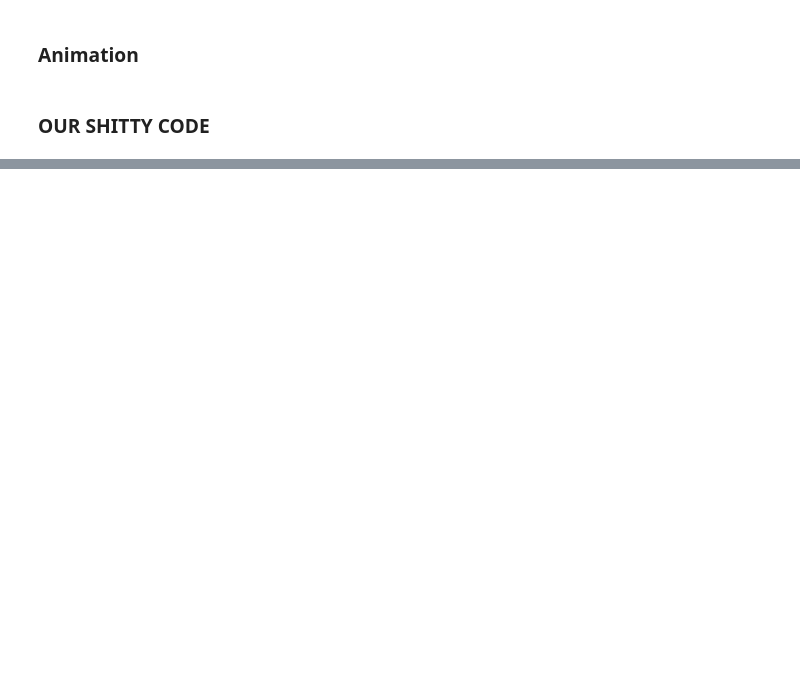
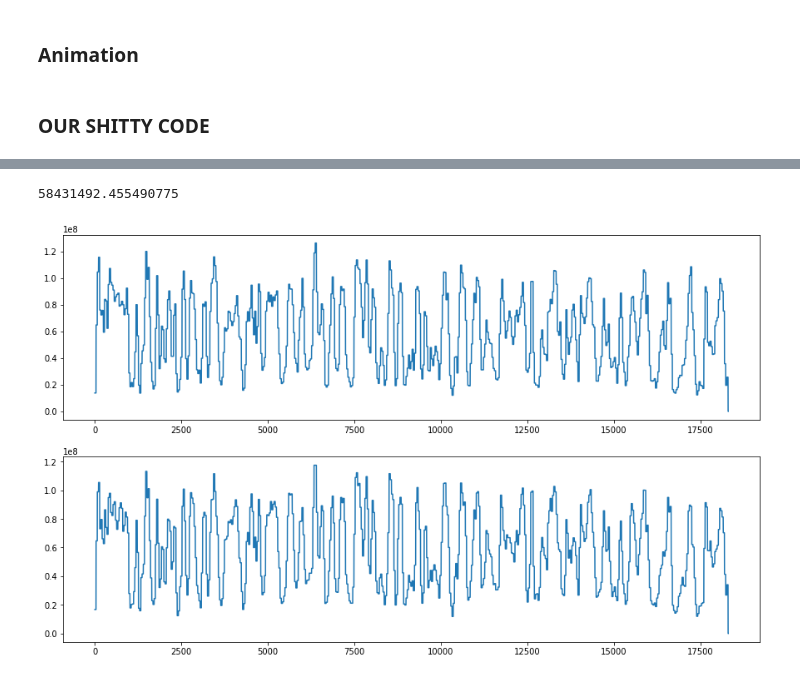
Before and after one commit to yulint/DLC-behavior-analysis, a Jupyter notebook: dlc/analysis_script_mf_interaction_1pdfile.ipynb, the cells around one changed output, grey strips where cells are left out. Saved outputs shown, nothing was run; the diff lists cells and outputs as text; code cells hidden in the pictures; blank space fills up the shorter version.

```diff
--- a/dlc/analysis_script_mf_interaction_1pdfile.ipynb
+++ b/dlc/analysis_script_mf_interaction_1pdfile.ipynb
@@ -654,0 +576,47 @@ ValueError: setting an array element with a sequence.
+# %%
+import scipy
+
+def following(nose_xy, body_midpt_xy,time_bin = 35):
+
+    num_bins = int(len(nose_xy)/time_bin)
+
+    following_value = np.empty(len(nose_xy))
+
+    for i in range(num_bins):
+        bin_start = i*time_bin
+        bin_end = (i+1)*time_bin
+
+        cross_corr = scipy.signal.correlate(nose_xy[bin_start:bin_end,],body_midpt_xy[bin_start:bin_end,],mode='full')
+
+        following_value[bin_start:bin_end].fill(np.amax(cross_corr))
+
+
+    return following_value
+# %%
+def following_threshold(following_value, threshold=50000000):
+    following_behaviour = []
+
+    for following in following_value:
+        if following < threshold:
+            following_behaviour.append(1)
+        else:
+            following_behaviour.append(0)
+
+    return following_behaviour
+
+male_following = following(male_nose_xy,female_body_midpt_xy)
+female_following = following(female_nose_xy,male_body_midpt_xy)
+
+thr = following_threshold(test)
+
+%matplotlib inline
+
+fig, (ax1,ax2) = plt.subplots(nrows=2, figsize=(15,9))
+
+ax1.plot(male_following)
+ax2.plot(female_following)
+
+print(np.mean(test))
+# %% [output]
+58431492.455490775
+[figure, added]
```
Also changed, not shown: parts of 16 cells of this notebook.
